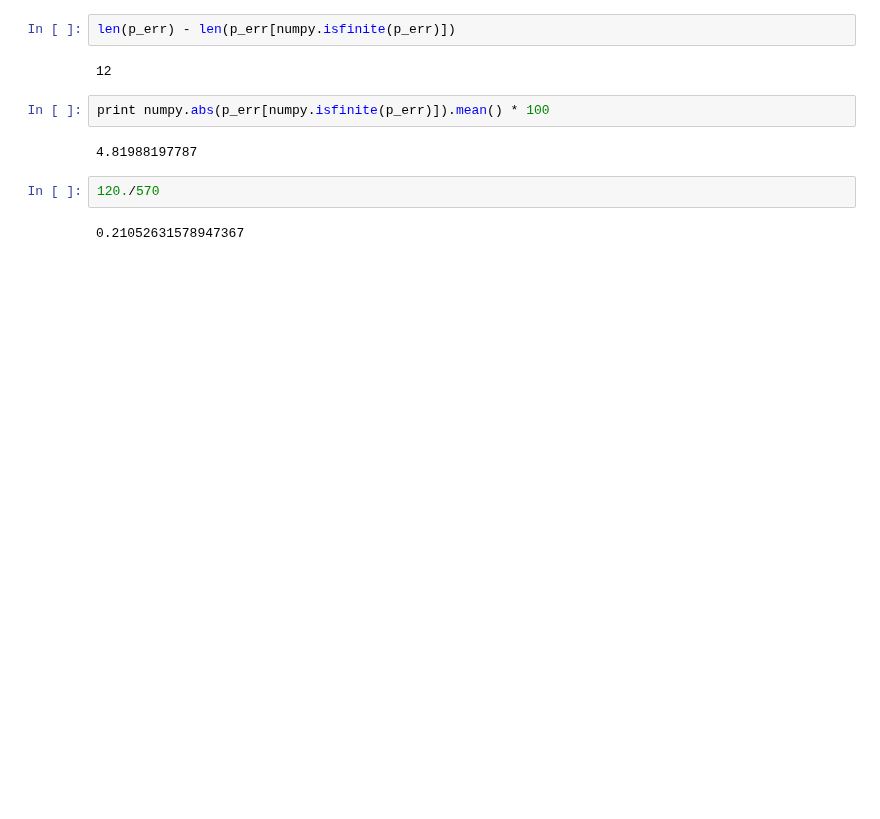
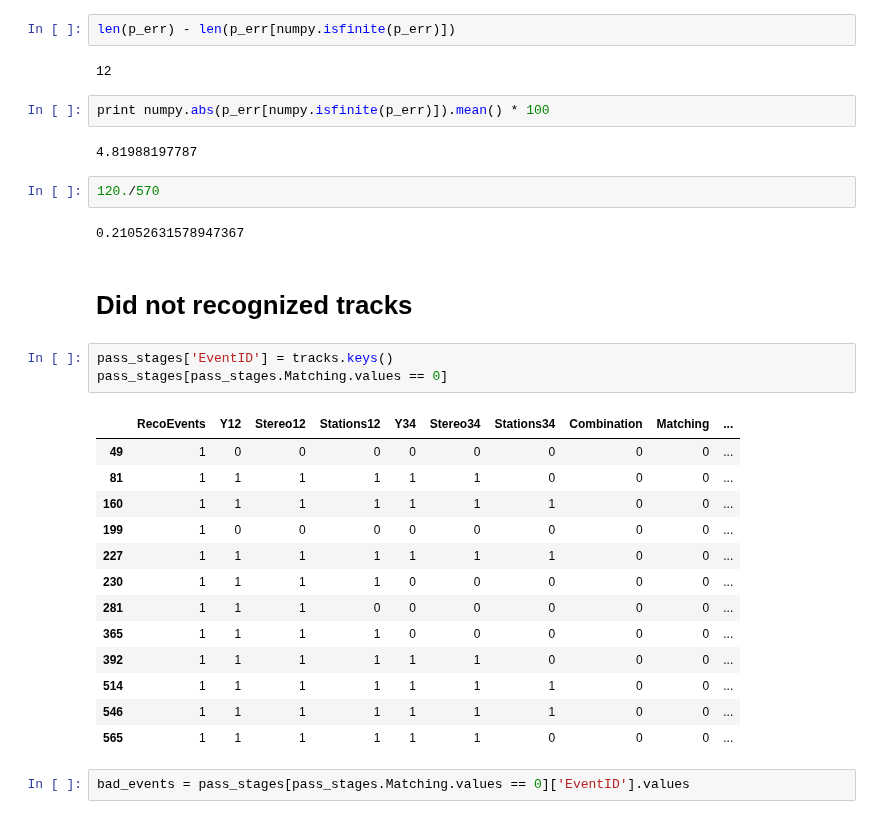
Before and after one commit to yandexdataschool/ship_tracks_recognition, a Jupyter notebook: notebooks/RetinaTwoAndNewCombination.ipynb, the cells around one changed output. Cells and saved outputs as stored; diff of their text form; blank space fills up the shorter version.

```diff
--- a/notebooks/RetinaTwoAndNewCombination.ipynb
+++ b/notebooks/RetinaTwoAndNewCombination.ipynb
@@ -764,3 +752,24 @@ print numpy.abs(p_err[numpy.isfinite(p_err)]).mean() * 100
 120./570
 # %% [output]
 0.21052631578947367
+# %% [markdown]
+# Did not recognized tracks
+# %%
+pass_stages['EventID'] = tracks.keys()
+pass_stages[pass_stages.Matching.values == 0]
+# %% [output]
+|  | RecoEvents | Y12 | Stereo12 | Stations12 | Y34 | Stereo34 | Stations34 | Combination | Matching | ... |
+| 49 | 1 | 0 | 0 | 0 | 0 | 0 | 0 | 0 | 0 | ... |
+| 81 | 1 | 1 | 1 | 1 | 1 | 1 | 0 | 0 | 0 | ... |
+| 160 | 1 | 1 | 1 | 1 | 1 | 1 | 1 | 0 | 0 | ... |
+| 199 | 1 | 0 | 0 | 0 | 0 | 0 | 0 | 0 | 0 | ... |
+| 227 | 1 | 1 | 1 | 1 | 1 | 1 | 1 | 0 | 0 | ... |
+| 230 | 1 | 1 | 1 | 1 | 0 | 0 | 0 | 0 | 0 | ... |
+| 281 | 1 | 1 | 1 | 0 | 0 | 0 | 0 | 0 | 0 | ... |
+| 365 | 1 | 1 | 1 | 1 | 0 | 0 | 0 | 0 | 0 | ... |
+| 392 | 1 | 1 | 1 | 1 | 1 | 1 | 0 | 0 | 0 | ... |
+| 514 | 1 | 1 | 1 | 1 | 1 | 1 | 1 | 0 | 0 | ... |
+| 546 | 1 | 1 | 1 | 1 | 1 | 1 | 1 | 0 | 0 | ... |
+| 565 | 1 | 1 | 1 | 1 | 1 | 1 | 0 | 0 | 0 | ... |
+# %%
+bad_events = pass_stages[pass_stages.Matching.values == 0]['EventID'].values
```
Also changed, not shown: parts of 8 cells of this notebook.
